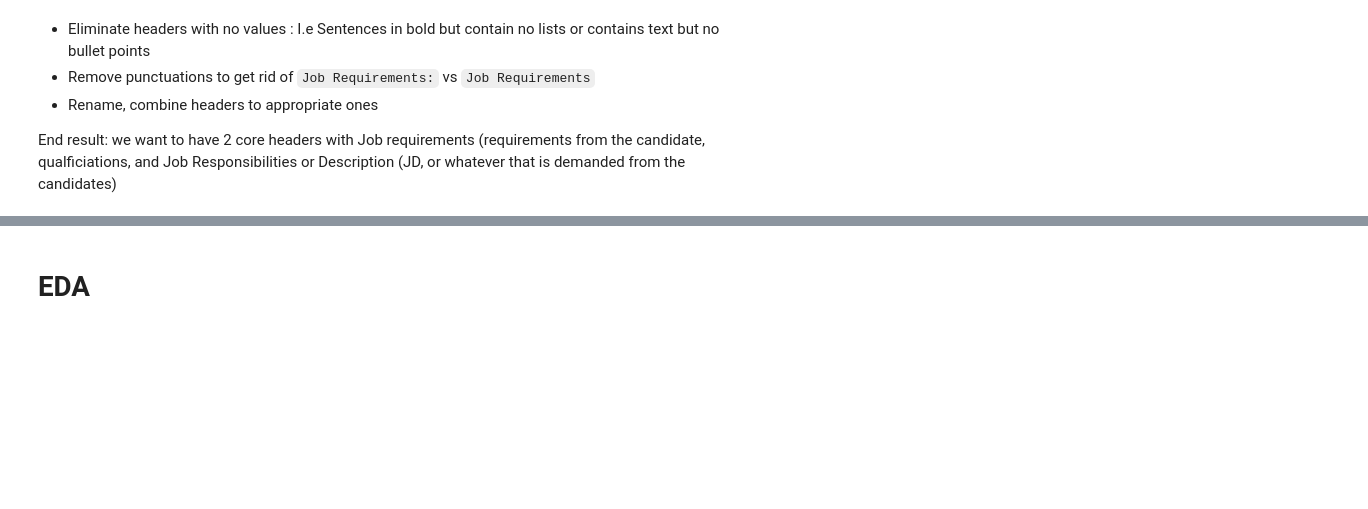
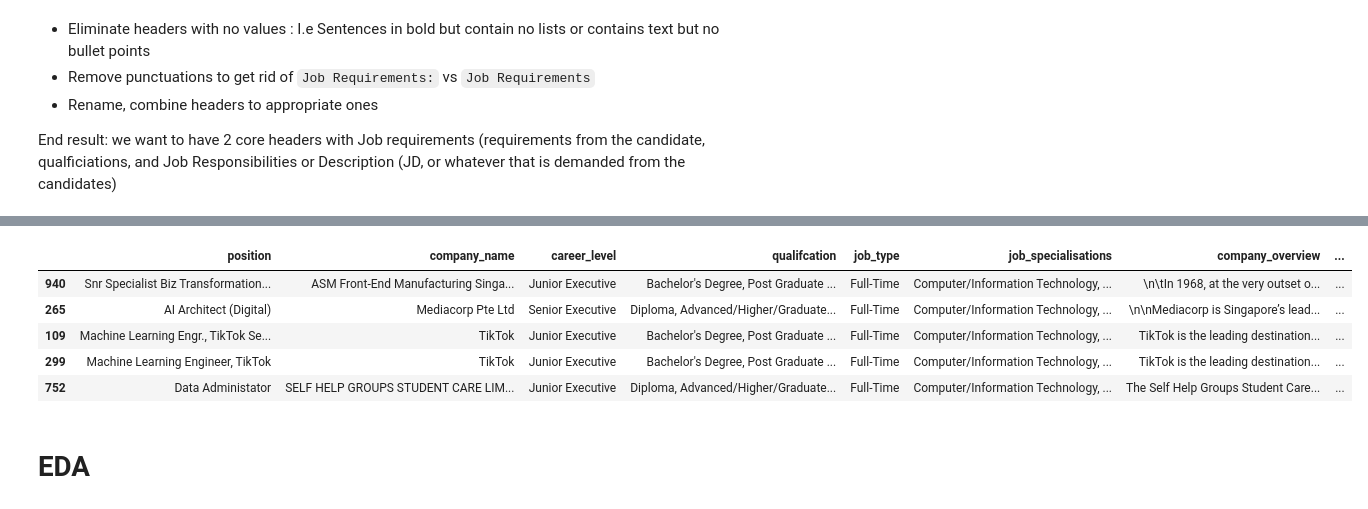
Before and after one commit to ChngYuanLongRandy/Webscrape, a Jupyter notebook: JobStreet/eda.ipynb, the cells around one changed output, grey strips where cells are left out. Cells and saved outputs as stored; diff of their text form; code cells hidden in the pictures; blank space fills up the shorter version.

Commit message:
stopped after transformation

```diff
--- a/JobStreet/eda.ipynb
+++ b/JobStreet/eda.ipynb
@@ -925,7 +995,14 @@ data_pd.info()
 # %%
 # We can see that the scrape and preprocessing is not perfect, there are some with incomplete information
 # Furthermore we still need to clean up the Job title, job description and job requirements
-data_pd.sample(15,random_state=RANDOM_STATE)
+data_pd.sample(5,random_state=RANDOM_STATE)
+# %% [output]
+|  | position | company_name | career_level | qualifcation | job_type | job_specialisations | company_overview | ... |
+| 940 | Snr Specialist Biz Transformation... | ASM Front-End Manufacturing Singa... | Junior Executive | Bachelor's Degree, Post Graduate ... | Full-Time | Computer/Information Technology, ... | \n\tIn 1968, at the very outset o... | ... |
+| 265 | AI Architect (Digital) | Mediacorp Pte Ltd | Senior Executive | Diploma, Advanced/Higher/Graduate... | Full-Time | Computer/Information Technology, ... | \n\nMediacorp is Singapore’s lead... | ... |
+| 109 | Machine Learning Engr., TikTok Se... | TikTok | Junior Executive | Bachelor's Degree, Post Graduate ... | Full-Time | Computer/Information Technology, ... | TikTok is the leading destination... | ... |
+| 299 | Machine Learning Engineer, TikTok | TikTok | Junior Executive | Bachelor's Degree, Post Graduate ... | Full-Time | Computer/Information Technology, ... | TikTok is the leading destination... | ... |
+| 752 | Data Administator | SELF HELP GROUPS STUDENT CARE LIM... | Junior Executive | Diploma, Advanced/Higher/Graduate... | Full-Time | Computer/Information Technology, ... | The Self Help Groups Student Care... | ... |
 # %% [markdown]
 # EDA
 # %%
```
Also changed, not shown: parts of 63 cells of this notebook.
